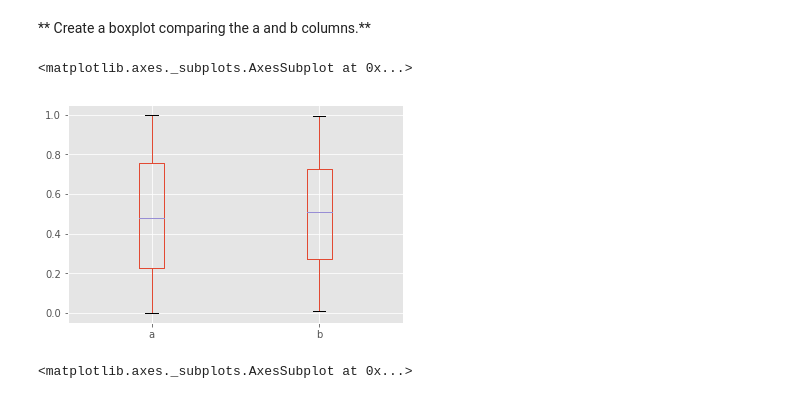
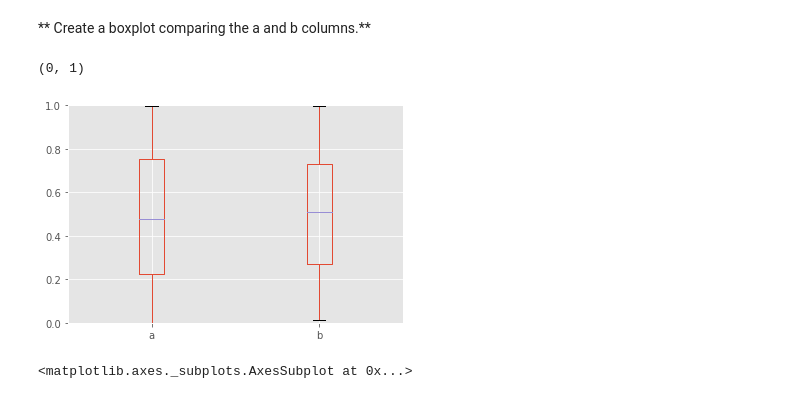
Before and after one commit to cheepong/Py_DS_ML_Bootcamp-master, a Jupyter notebook: 07-Pandas-Built-in-Data-Viz/02-Pandas Data Visualization Exercise attempt.ipynb, the cells around one changed output. Drawn from its saved outputs; the diff is of its cells as text; code cells hidden in the pictures.

```diff
--- a/07-Pandas-Built-in-Data-Viz/02-Pandas Data Visualization Exercise attempt.ipynb
+++ b/07-Pandas-Built-in-Data-Viz/02-Pandas Data Visualization Exercise attempt.ipynb
@@ -73,10 +81,11 @@ df3["a"].plot.hist(bins=25)
 ** Create a boxplot comparing the a and b columns.**
 # %%
 #attempt
-df3[["a","b"]].plot.box()
+df3[['a','b']].plot.box()
+plt.ylim(0,1)
 # %% [output]
-<matplotlib.axes._subplots.AxesSubplot at 0x...>
+(0, 1)
-[figure, old version]
+[figure, new version]
 # %%
 # %% [output]
 <matplotlib.axes._subplots.AxesSubplot at 0x...>
```
Also changed, not shown: parts of 14 cells of this notebook.
